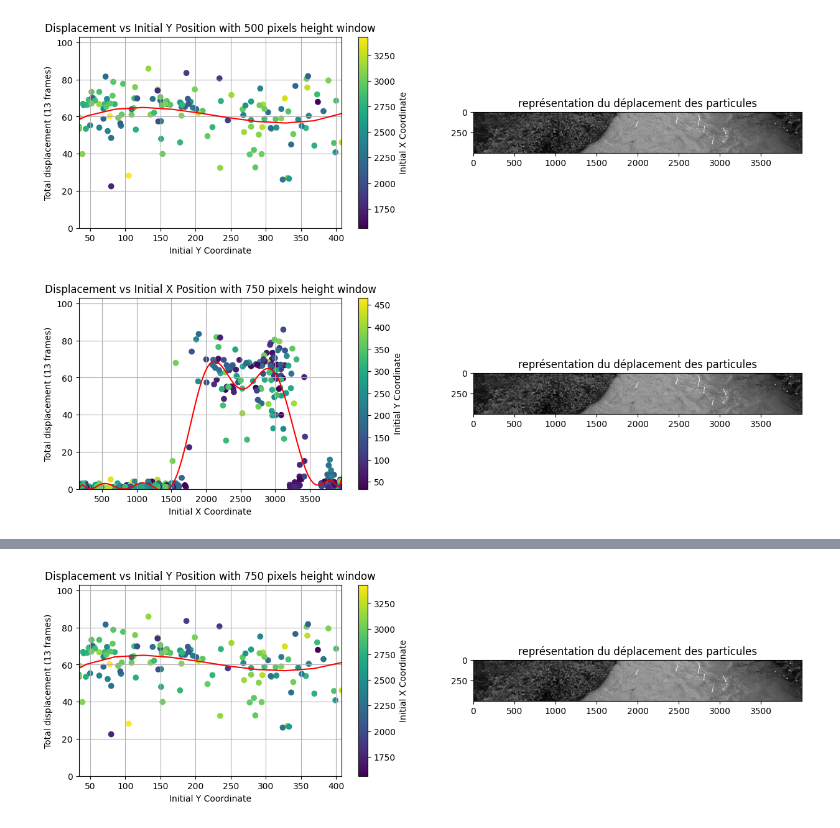
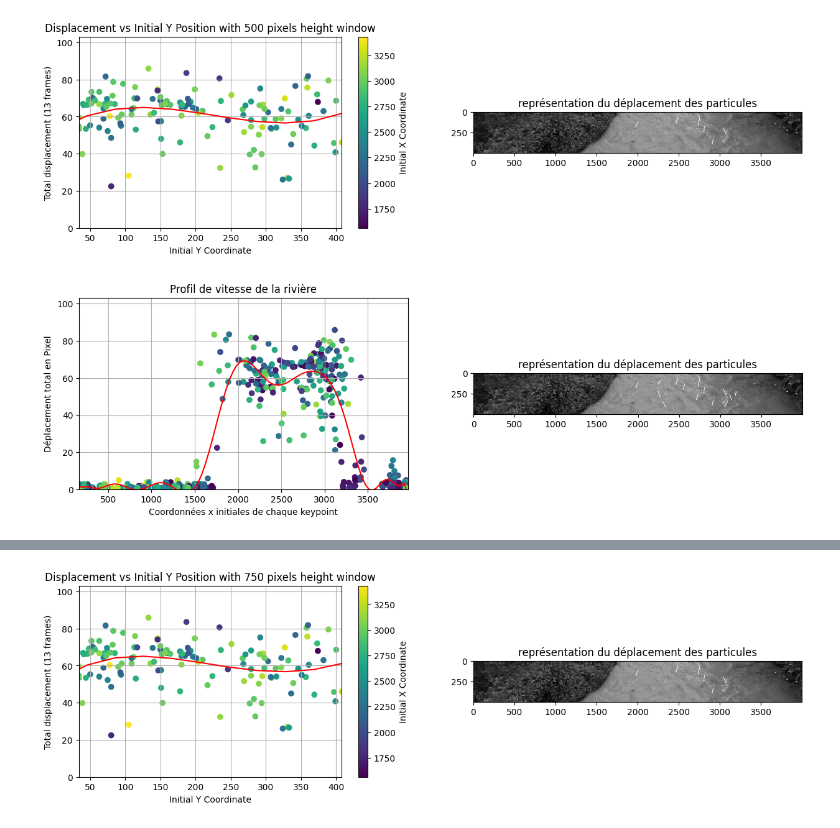
Before and after one commit to rosa-github/Design-Project, a Jupyter notebook: tracking_v2.ipynb, the cells around one changed output, grey strips where cells are left out. Cells and saved outputs as stored; diff of their text form; code cells hidden in the pictures.

```diff
--- a/tracking_v2.ipynb
+++ b/tracking_v2.ipynb
@@ -79,7 +79,7 @@ def keypoint(nb_points, image):
     keypoints = np.empty((0, 2), dtype=np.intp)
     for i in range (0,image.shape[1]-horizontal_band+1 ,horizontal_band):
         selected_stripe= image[:, i : i + horizontal_band]
-        corners = cv2.goodFeaturesToTrack(selected_stripe, nb_points,0.5,70)
+        corners = cv2.goodFeaturesToTrack(selected_stripe, nb_points,0.3,70)
         corners = np.intp(corners.reshape(-1, 2))
         corners[:, 0] += i# ajouter i a la coordonnée x
         keypoints = np.concatenate((keypoints, corners), axis=0)
@@ -93,5 +93,8 @@ for i in corners:
  x,y = i.ravel()
  cv2.circle(img_circles,(x,y),10,255,-1)
 
+height, width = img_circles.shape
+for x in range(0, width, 500):
+    cv2.line(img_circles, (x, 0), (x, height), (255, 0, 0), 10)  # Ligne bleue de 2 pixels d'épaisseur
 plt.imshow(img_circles, cmap='gray'),plt.show()
 # %% [output]
@@ -252,27 +255,27 @@ plt.show()
 # %%
 stats = stats.dropna()
 x = stats.x0
 y = stats.length
 
-mymodel = np.poly1d(np.polyfit(x, y, 16))
+mymodel = np.poly1d(np.polyfit(x, y, 19))
 myline = np.linspace(5, 4000, 100)
 plt.figure(figsize=(15, 4))
 plt.subplot(1, 2, 1)
 plt.scatter(x, y, c=stats.y0, cmap='viridis')
 plt.plot(myline, mymodel(myline), color='red')
 #plt.scatter(stats.x0, stats.length)
-plt.xlabel("Initial X Coordinate")
-plt.ylabel("Total displacement (13 frames)")
-plt.title("Displacement vs Initial X Position with 750 pixels height window")
-plt.colorbar(label='Initial Y Coordinate')
+plt.xlabel("Coordonnées x initiales de chaque keypoint")
+plt.ylabel("Déplacement total en Pixel")
+plt.title("Profil de vitesse de la rivière")
+#plt.colorbar(label='Initial Y Coordinate')
 plt.ylim(bottom=0, top=np.max(y) + 0.2*np.max(y))
 plt.xlim(left = np.min(x), right= np.max(x))
 plt.grid(True)
 
 # Affichage de la dernière image de img_list
 plt.subplot(1, 2, 2)
 plt.title('représentation du déplacement des particules')
 plt.imshow(img_list[-1], cmap='gray')
 plt.show()
 # %% [output]
-[figure, old version]
+[figure, new version]
```
Also changed, not shown: parts of 5 cells of this notebook.
